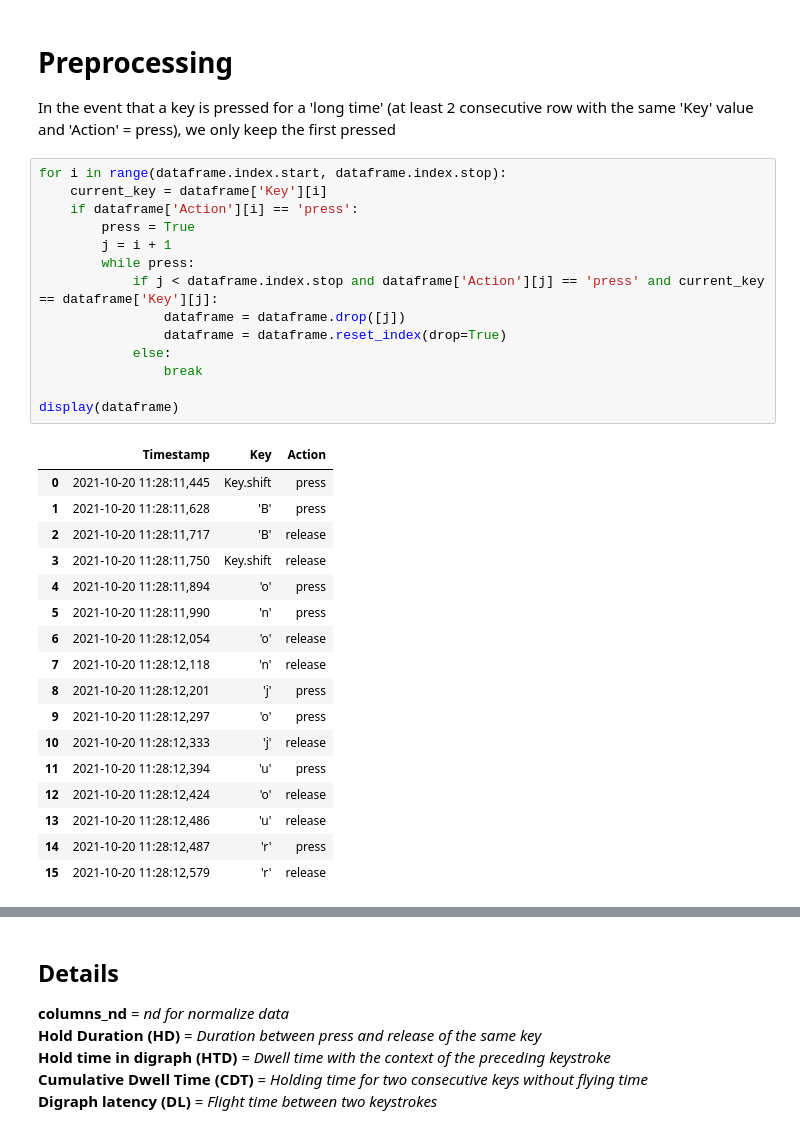
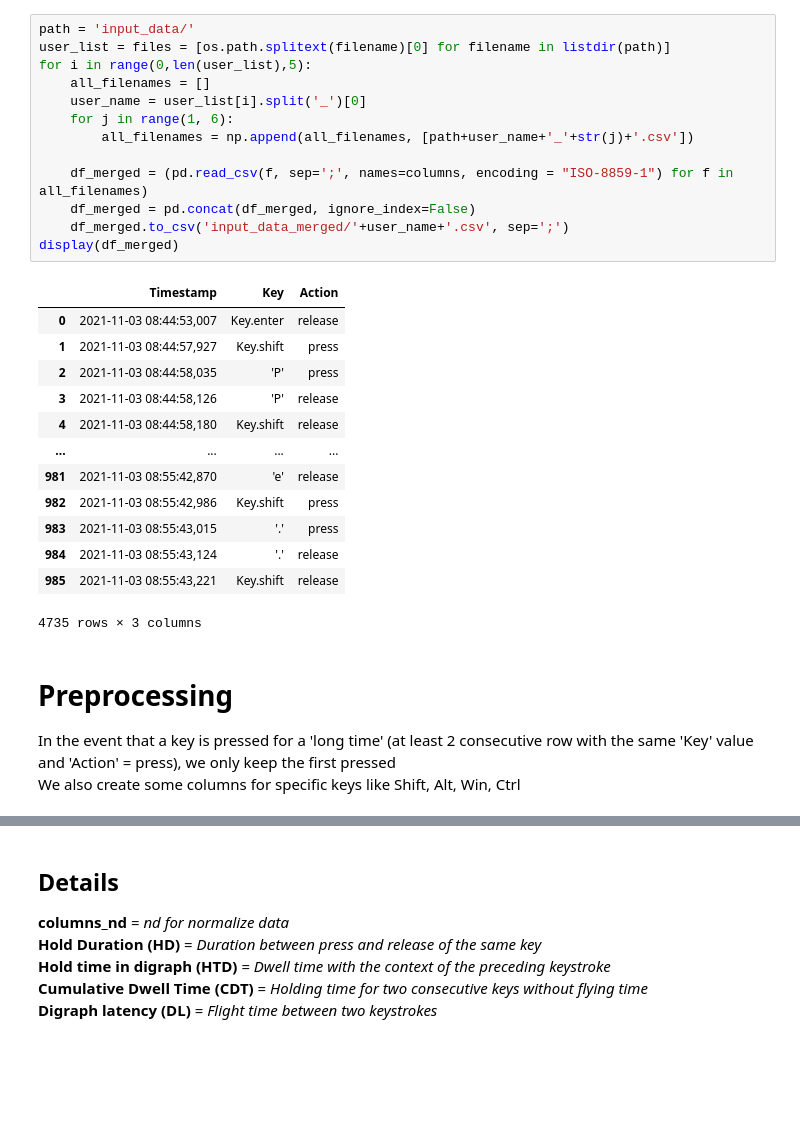
Before and after one commit to Belzerion/OT2, a Jupyter notebook: Preprocessing.ipynb, the cells around one changed output, grey strips where cells are left out. Drawn from its saved outputs; the diff is of its cells as text; blank space fills up the shorter version.

```diff
--- a/Preprocessing.ipynb
+++ b/Preprocessing.ipynb
@@ -39,36 +43,32 @@ display(dataframe)
+# %%
+path = 'input_data/'
+user_list = files = [os.path.splitext(filename)[0] for filename in listdir(path)]
+for i in range(0,len(user_list),5):
+    all_filenames = []
+    user_name = user_list[i].split('_')[0]
+    for j in range(1, 6):
+        all_filenames = np.append(all_filenames, [path+user_name+'_'+str(j)+'.csv'])
+
+    df_merged = (pd.read_csv(f, sep=';', names=columns, encoding = "ISO-8859-1") for f in all_filenames)
+    df_merged = pd.concat(df_merged, ignore_index=False)
+    df_merged.to_csv('input_data_merged/'+user_name+'.csv', sep=';')
+display(df_merged)
+# %% [output]
+|  | Timestamp | Key | Action |
+| 0 | 2021-11-03 08:44:53,007 | Key.enter | release |
+| 1 | 2021-11-03 08:44:57,927 | Key.shift | press |
+| 2 | 2021-11-03 08:44:58,035 | 'P' | press |
+| 3 | 2021-11-03 08:44:58,126 | 'P' | release |
+| 4 | 2021-11-03 08:44:58,180 | Key.shift | release |
+| ... | ... | ... | ... |
+| 981 | 2021-11-03 08:55:42,870 | 'e' | release |
+| 982 | 2021-11-03 08:55:42,986 | Key.shift | press |
+| 983 | 2021-11-03 08:55:43,015 | '.' | press |
+| 984 | 2021-11-03 08:55:43,124 | '.' | release |
+| 985 | 2021-11-03 08:55:43,221 | Key.shift | release |
+4735 rows × 3 columns
 # %% [markdown]
 # Preprocessing
 
 In the event that a key is pressed for a 'long time' (at least 2 consecutive row with the same 'Key' value and 'Action' = press), we only keep the first pressed
+<br>We also create some columns for specific keys like Shift, Alt, Win, Ctrl
-# %%
-for i in range(dataframe.index.start, dataframe.index.stop):
-    current_key = dataframe['Key'][i]
-    if dataframe['Action'][i] == 'press':
-        press = True
-        j = i + 1
-        while press:
-            if j < dataframe.index.stop and dataframe['Action'][j] == 'press' and current_key == dataframe['Key'][j]:
-                dataframe = dataframe.drop([j])
-                dataframe = dataframe.reset_index(drop=True)
-            else:
-                break
-
-display(dataframe)
-# %% [output]
-|  | Timestamp | Key | Action |
-| 0 | 2021-10-20 11:28:11,445 | Key.shift | press |
-| 1 | 2021-10-20 11:28:11,628 | 'B' | press |
-| 2 | 2021-10-20 11:28:11,717 | 'B' | release |
-| 3 | 2021-10-20 11:28:11,750 | Key.shift | release |
-| 4 | 2021-10-20 11:28:11,894 | 'o' | press |
-| 5 | 2021-10-20 11:28:11,990 | 'n' | press |
-| 6 | 2021-10-20 11:28:12,054 | 'o' | release |
-| 7 | 2021-10-20 11:28:12,118 | 'n' | release |
-| 8 | 2021-10-20 11:28:12,201 | 'j' | press |
-| 9 | 2021-10-20 11:28:12,297 | 'o' | press |
-| 10 | 2021-10-20 11:28:12,333 | 'j' | release |
-| 11 | 2021-10-20 11:28:12,394 | 'u' | press |
-| 12 | 2021-10-20 11:28:12,424 | 'o' | release |
-| 13 | 2021-10-20 11:28:12,486 | 'u' | release |
-| 14 | 2021-10-20 11:28:12,487 | 'r' | press |
-| 15 | 2021-10-20 11:28:12,579 | 'r' | release |
```
Also changed, not shown: parts of 10 cells of this notebook.
